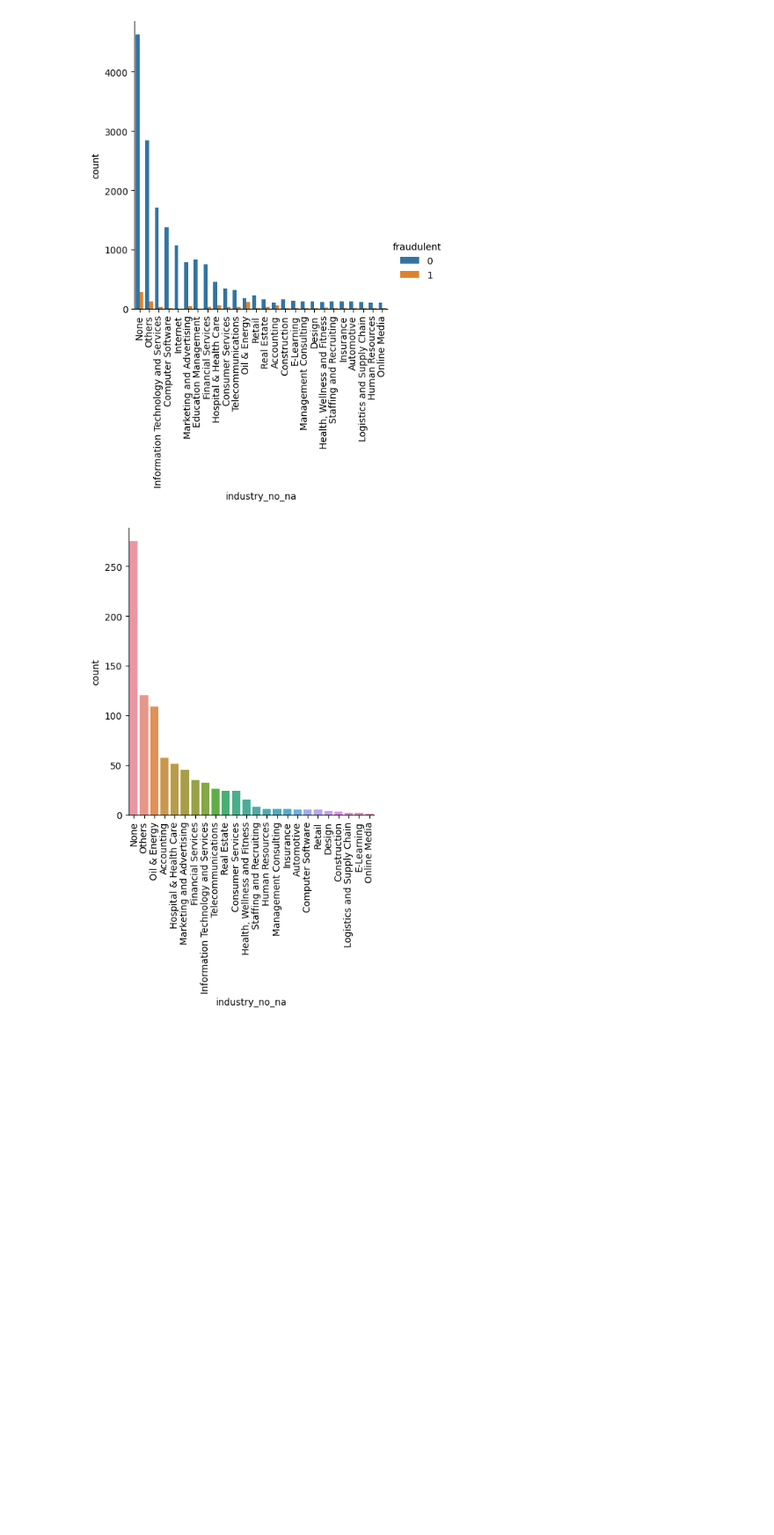
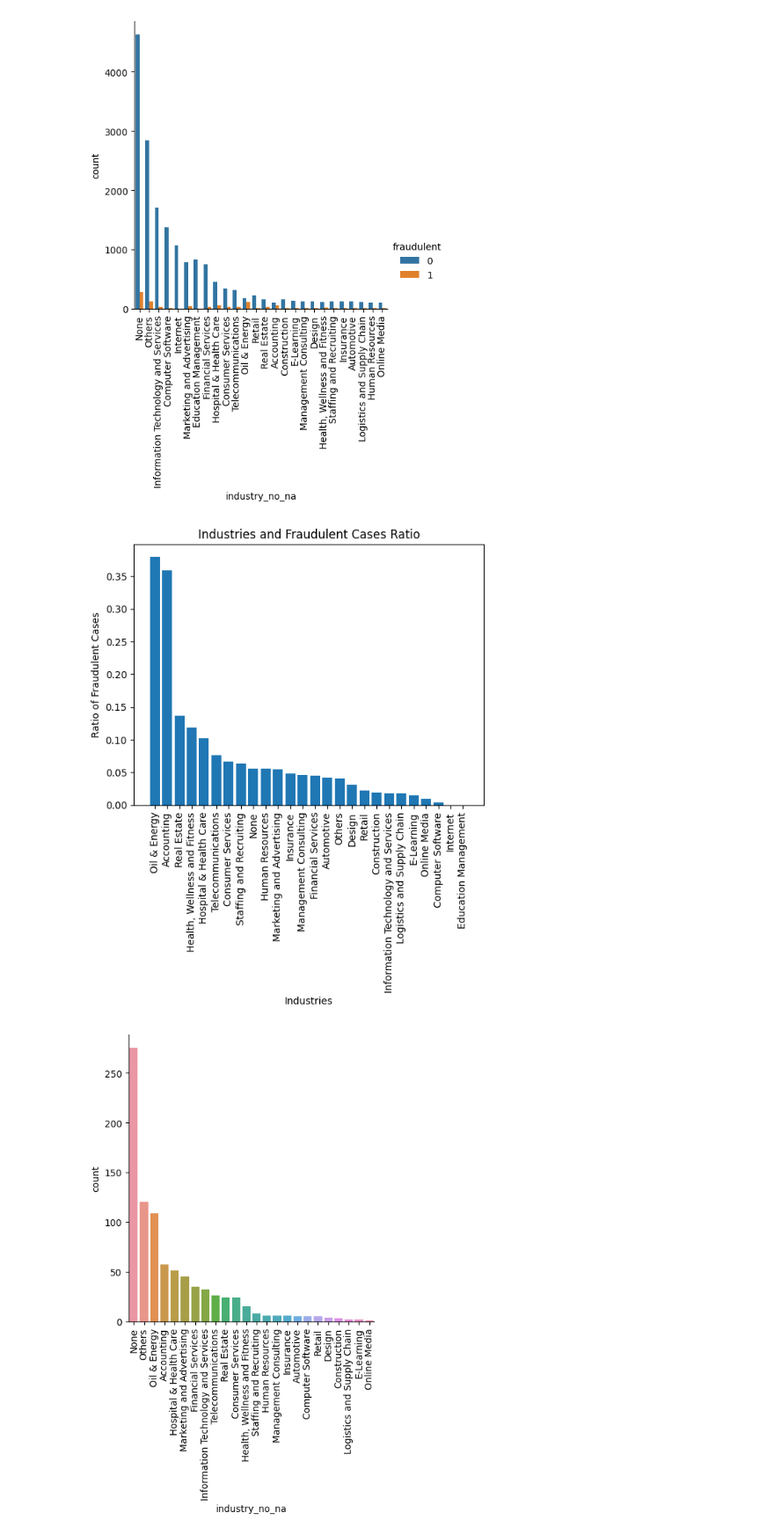
Before and after one commit to bonsibyl/BT4012-Fraud-Job-Posting, a Jupyter notebook: EDA/tj_eda.ipynb, the cells around one changed output. Shown at 88% size. Drawn from its saved outputs; the diff is of its cells as text; code cells hidden in the pictures; blank space fills up the shorter version.

```diff
--- a/EDA/tj_eda.ipynb
+++ b/EDA/tj_eda.ipynb
@@ -102,3 +99,13 @@ print(ratio_for_industry)
+# %%
+ratio_for_industry = tj.groupby('industry_no_na')["fraudulent"].agg("mean").sort_values(ascending = False)
+plt.bar(ratio_for_industry.index, ratio_for_industry)
+plt.xlabel('Industries')
+plt.ylabel('Ratio of Fraudulent Cases')
+plt.title('Industries and Fraudulent Cases Ratio')
+plt.xticks(rotation=90)
+plt.show()
+# %% [output]
+[figure, added]
 # %%
 # Plotting distribution of counts of fraud cases for every industry
 
```
Also changed, not shown: parts of 3 cells of this notebook.
